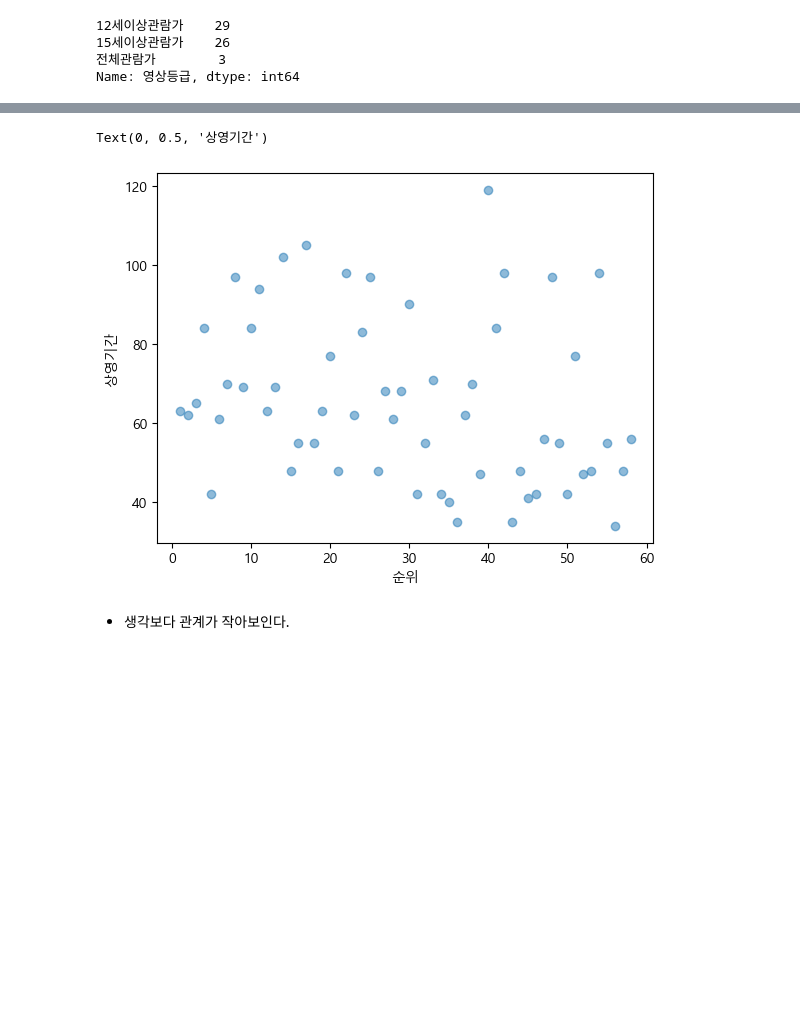
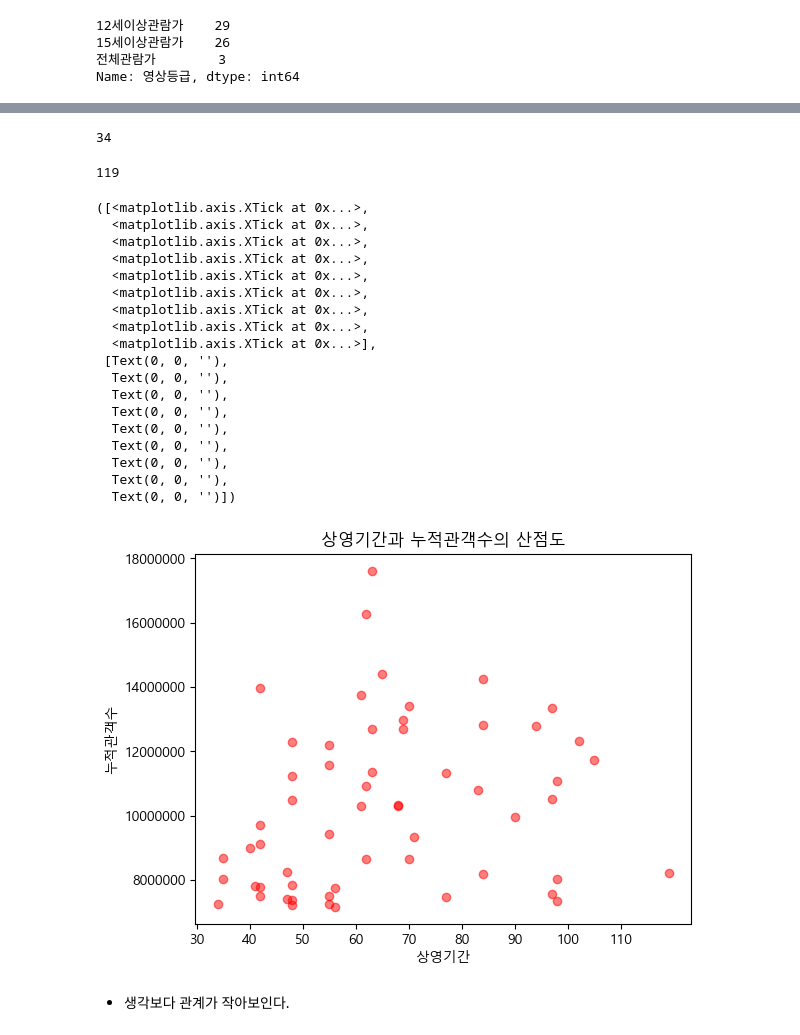
Before and after one commit to zarnits/10M_Movie, a Jupyter notebook: analysis/16__audi by period__tak.ipynb, the cells around one changed output, grey strips where cells are left out. Cells and saved outputs as stored; diff of their text form; code cells hidden in the pictures; blank space fills up the shorter version.

```diff
--- a/analysis/16__audi by period__tak.ipynb
+++ b/analysis/16__audi by period__tak.ipynb
@@ -382,10 +401,38 @@ sample_movie2
-# %%
-plt.scatter(sample_movie2.index, sample_movie2["상영기간"], alpha = 0.5)
-plt.xlabel('순위')
-plt.ylabel('상영기간')
-# %% [output]
-Text(0, 0.5, '상영기간')
-[figure, removed]
+# %%
+sample_movie2["상영기간"].min()
+# %% [output]
+34
+# %%
+sample_movie2["상영기간"].max()
+# %% [output]
+119
+# %%
+plt.scatter(sample_movie2["상영기간"], sample_movie2["누적관객수"], alpha = 0.5, c='r')
+plt.ylabel('누적관객수')
+plt.xlabel('상영기간')
+plt.ticklabel_format(axis="y", style="plain")
+plt.title('상영기간과 누적관객수의 산점도')
+plt.xticks(range(30, 120, 10))
+# %% [output]
+([<matplotlib.axis.XTick at 0x...>,
+  <matplotlib.axis.XTick at 0x...>,
+  <matplotlib.axis.XTick at 0x...>,
+  <matplotlib.axis.XTick at 0x...>,
+  <matplotlib.axis.XTick at 0x...>,
+  <matplotlib.axis.XTick at 0x...>,
+  <matplotlib.axis.XTick at 0x...>,
+  <matplotlib.axis.XTick at 0x...>,
+  <matplotlib.axis.XTick at 0x...>],
+ [Text(0, 0, ''),
+  Text(0, 0, ''),
+  Text(0, 0, ''),
+  Text(0, 0, ''),
+  Text(0, 0, ''),
+  Text(0, 0, ''),
+  Text(0, 0, ''),
+  Text(0, 0, ''),
+  Text(0, 0, '')])
+[figure, added]
 # %% [markdown]
 - 생각보다 관계가 작아보인다.
 # %%
```
Also changed, not shown: parts of 33 cells of this notebook.
